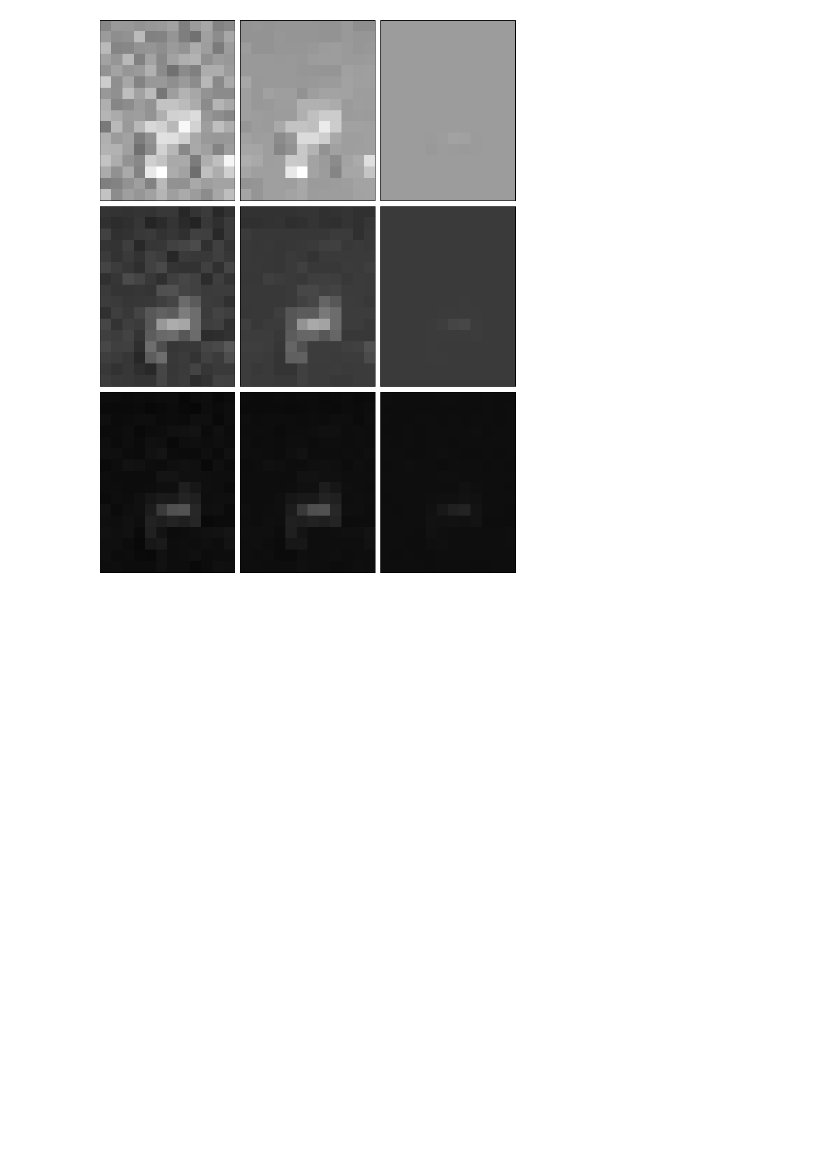
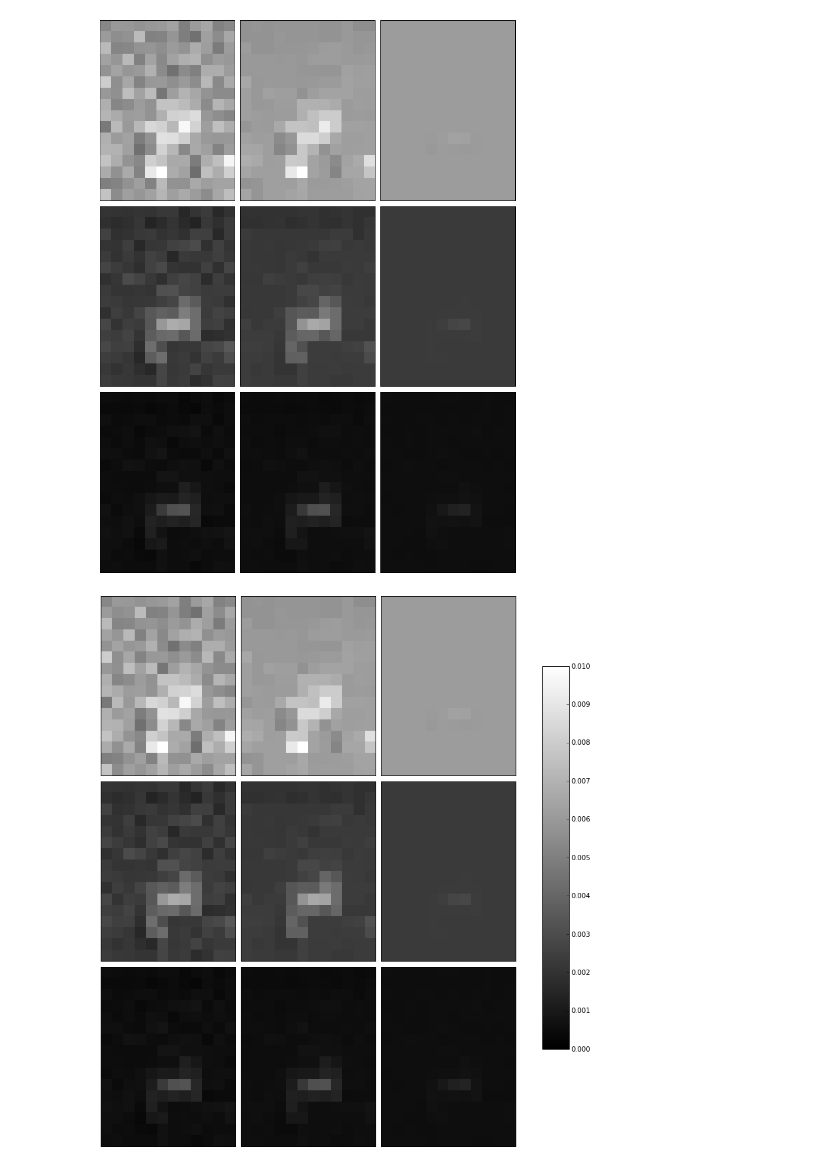
Before and after one commit to maidens/Constrained-Kinetics, a Jupyter notebook: prostate_EPI/prostate_EPI.ipynb, the cells around one changed output. Drawn from its saved outputs; the diff is of its cells as text; code cells hidden in the pictures; blank space fills up the shorter version.

Commit message:
Response to Jeremy 's comments RE: colorbar for figure

```diff
--- a/prostate_EPI/prostate_EPI.ipynb
+++ b/prostate_EPI/prostate_EPI.ipynb
@@ -505,3 +505,22 @@ plt.savefig('pc_epi_lambda_comparison.png', bbox_inches='tight')
 plt.show()
 # %% [output]
 [figure]
+# %%
+fig, axes = plt.subplots(nrows=3, ncols=3, figsize = (11,14.5))
+for i, ax in enumerate(axes.flat):
+    im = ax.imshow(kPL_maps[int(i%3), int(i/3), :, 2:14, 7], cmap="gray", vmin=-0.000, vmax=0.010, interpolation="nearest")
+    ax.set_xticks([])
+    ax.set_yticks([])
+    #plt.xticks([])
+    #plt.yticks([])
+
+# fig.subplots_adjust(top=0.8)
+plt.tight_layout()
+fig.subplots_adjust(right=0.8)
+cbar_ax = fig.add_axes([0.85, 0.15, 0.05, 0.55])
+fig.colorbar(im, cax=cbar_ax)
+fig.subplots_adjust(top=0.8)
+plt.savefig('pc_epi_lambda_comparison.png', bbox_inches='tight')
+plt.show()
+# %% [output]
+[figure, added]
```
Also changed, not shown: 6 other files.
